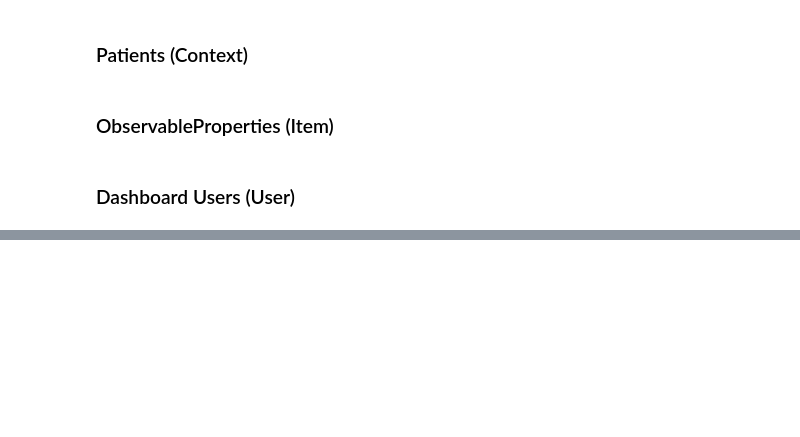
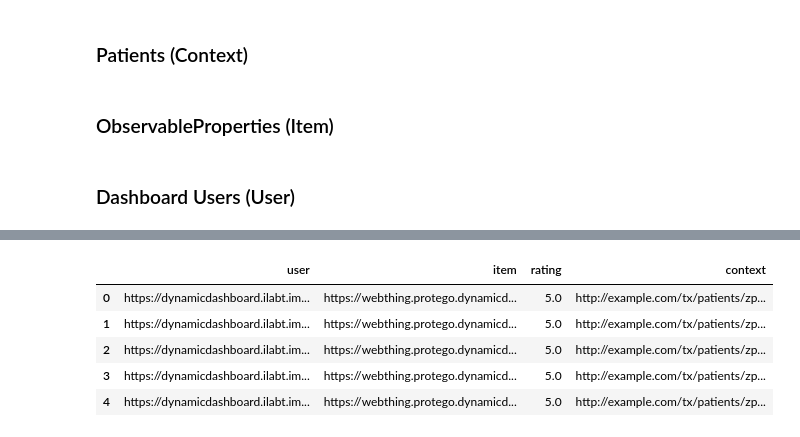
Before and after one commit to predict-idlab/VisCARS, a Jupyter notebook: notebooks/cf.ipynb, the cells around one changed output, grey strips where cells are left out. Drawn from its saved outputs; the diff is of its cells as text; code cells hidden in the pictures; blank space fills up the shorter version.

```diff
--- a/notebooks/cf.ipynb
+++ b/notebooks/cf.ipynb
@@ -104,0 +287,35 @@ KeyError: 'https://dynamicdashboard.ilabt.imec.be/users/10'
+# %%
+qry = '''
+    PREFIX dashb: <http://dynamicdashboard.ilabt.imec.be/broker/ontologies/dashboard#>
+    PREFIX sosa: <http://www.w3.org/ns/sosa/>
+    PREFIX ssn-ext: <http://dynamicdashboard.ilabt.imec.be/broker/ontologies/ssn-extension/>
+
+    SELECT ?user ?context ?property WHERE {
+        ?sensor ssn-ext:subSystemOf ?context ;
+            sosa:observes ?property .
+
+        ?widget dashb:hasProperty ?property ;
+                dashb:createdBy ?user .
+    }
+'''
+
+ratings = {'user': [], 'item': [], 'rating': [], 'context': []}
+for row in graph.query(qry):
+    user_ = row[0]
+    context_ = row[1]
+    item_ = row[2]
+
+    ratings.get('user').append(user_)
+    ratings.get('item').append(item_)
+    ratings.get('rating').append(5.0)
+    ratings.get('context').append(context_)
+ratings_df = pd.DataFrame.from_dict(ratings)
+# %%
+ratings_df.head()
+# %% [output]
+|  | user | item | rating | context |
+| 0 | https://dynamicdashboard.ilabt.im... | https://webthing.protego.dynamicd... | 5.0 | http://example.com/tx/patients/zp... |
+| 1 | https://dynamicdashboard.ilabt.im... | https://webthing.protego.dynamicd... | 5.0 | http://example.com/tx/patients/zp... |
+| 2 | https://dynamicdashboard.ilabt.im... | https://webthing.protego.dynamicd... | 5.0 | http://example.com/tx/patients/zp... |
+| 3 | https://dynamicdashboard.ilabt.im... | https://webthing.protego.dynamicd... | 5.0 | http://example.com/tx/patients/zp... |
+| 4 | https://dynamicdashboard.ilabt.im... | https://webthing.protego.dynamicd... | 5.0 | http://example.com/tx/patients/zp... |
```
Also changed, not shown: parts of 17 cells of this notebook, 5 other files.
